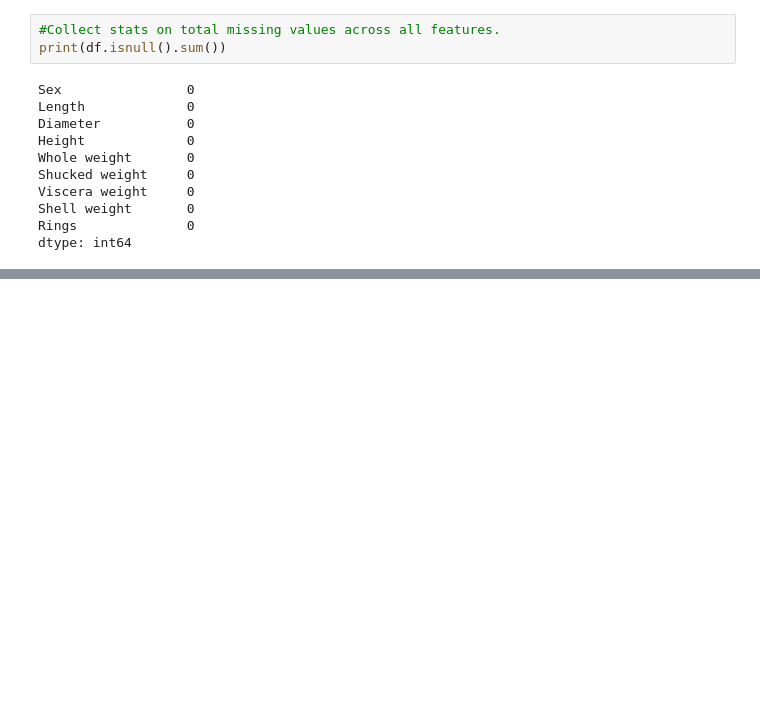
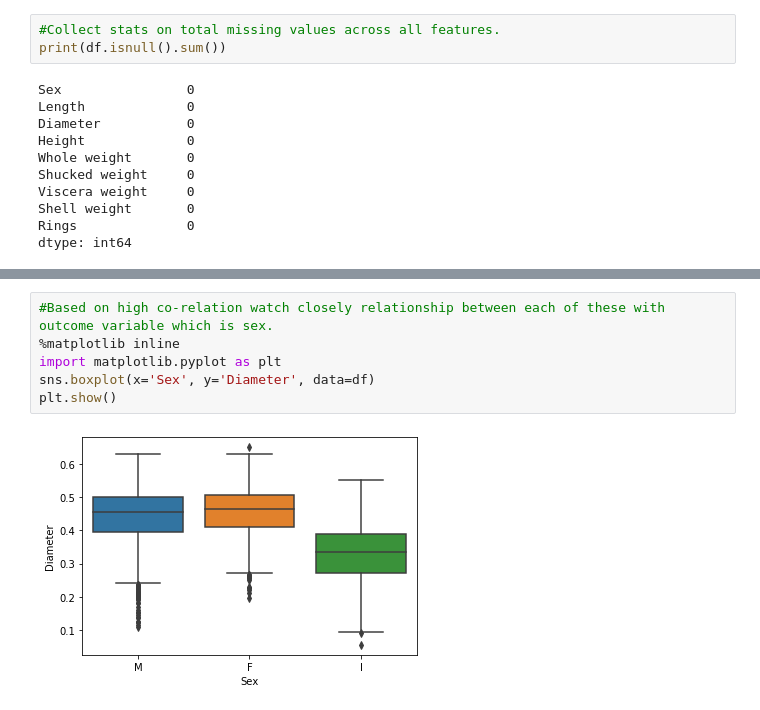
Before and after one commit to sateesh12/bin_utils, a Jupyter notebook: Logistics_Regression.ipynb, the cells around one changed output, grey strips where cells are left out. Cells and saved outputs as stored; diff of their text form; blank space fills up the shorter version.

```diff
--- a/Logistics_Regression.ipynb
+++ b/Logistics_Regression.ipynb
@@ -72,0 +91,8 @@ dtype: int64
+# %%
+#Based on high co-relation watch closely relationship between each of these with outcome variable which is sex.
+%matplotlib inline
+import matplotlib.pyplot as plt
+sns.boxplot(x='Sex', y='Diameter', data=df)
+plt.show()
+# %% [output]
+[figure, added]
```
Also changed, not shown: parts of 8 cells of this notebook.
